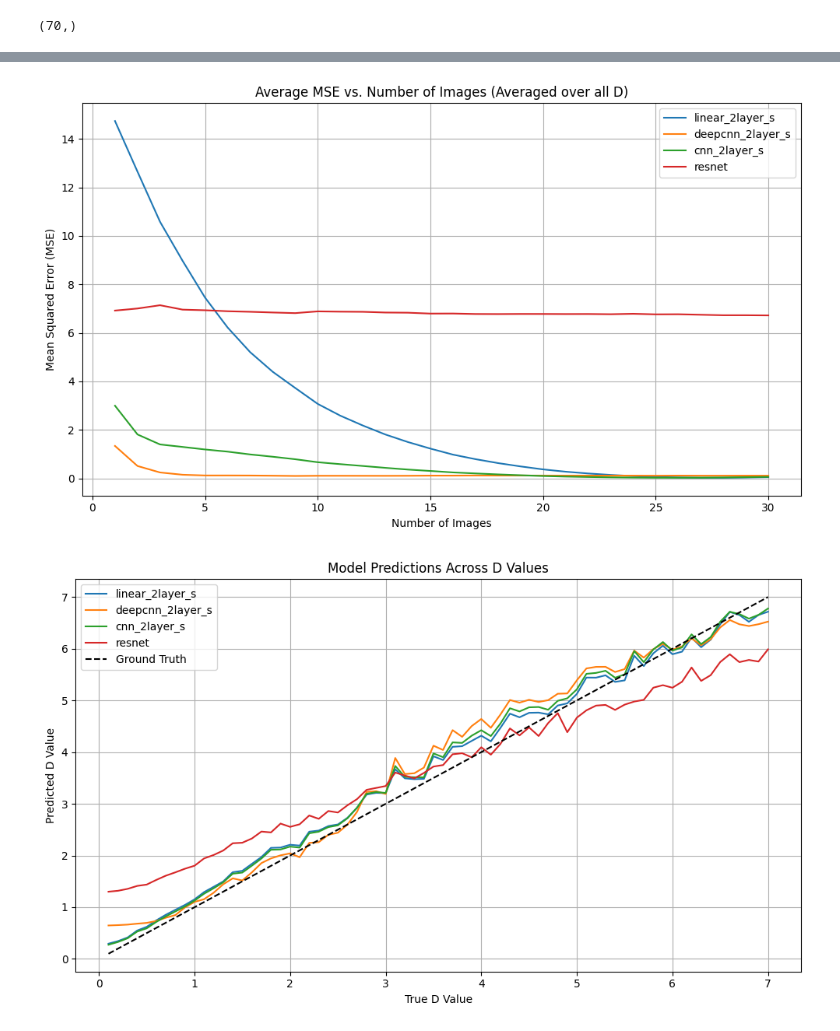
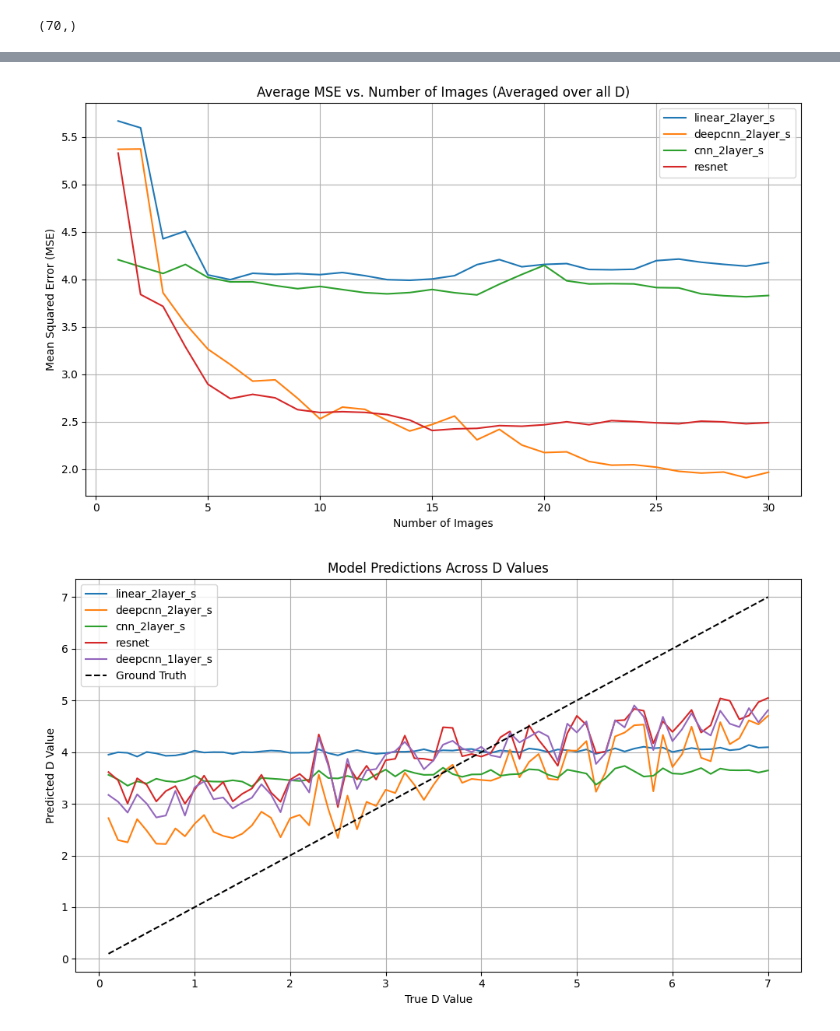
Before and after one commit to Biomedical-Imaging-Group/MolecularDiffusion_MiViT, a Jupyter notebook: train_results.ipynb, the cells around one changed output, grey strips where cells are left out. Saved outputs shown, nothing was run; the diff lists cells and outputs as text; code cells hidden in the pictures.

```diff
--- a/train_results.ipynb
+++ b/train_results.ipynb
@@ -13,7 +13,7 @@ import seaborn as sns
 
 
 # Load training results
-results = torch.load("training_results_ft.pth",map_location=torch.device('cpu'))
+results = torch.load("training_results_real.pth",map_location=torch.device('cpu'))
 
 # Extract data
 validation_losses = results["validation_losses"]
@@ -268,7 +268,7 @@ def plot_mse_vs_num_images(models, val_videos, val_labels, chosen_label, selecte
     plt.grid(True)
     plt.show()
 
-selected_models = ["linear_2layer_s","deepcnn_2layer_s", "cnn_2layer_s","resnet"]
+selected_models = ["linear_2layer_s","deepcnn_2layer_s", "cnn_2layer_s","resnet", "deepcnn_1layer_s"]
 
 plot_mse_vs_num_images(models, val_videos, val_labels, 3, selected_models)
 # %% [output]
@@ -322,7 +322,7 @@ def plot_mse_vs_num_images_all_D(models, val_vid_in_order, val_d_in_order, selec
 
 plot_mse_vs_num_images_all_D(models, val_vid_in_order, val_d_in_order, selected_models)
 # %% [output]
-[figure, old version]
+[figure, new version]
 # %%
 
 def plot_model_predictions_vs_D_in_order(models, val_vid_in_order, val_d_in_order, selected_models):
@@ -341,33 +341,33 @@ def plot_model_predictions_vs_D_in_order(models, val_vid_in_order, val_d_in_orde
 
     model_preds = {name: [] for name in selected_models}
 
     for i in range(len(val_d_in_order)):
         vids = val_vid_in_order[i]  # shape (10, 30, 7, 7)
         for name in selected_models:
             model = models[name]
             model.eval()
             with torch.no_grad():
                 preds = model(vids)
                 if(name=='resnet'):
-                    preds = preds -2.4  # shape (10, N), assuming per-frame predictions
+                    preds = preds   # shape (10, N), assuming per-frame predictions
                 mean_of_means = preds.mean().item()  # mean over sequences
                 model_preds[name].append(mean_of_means)
 
     # Plot
     plt.figure(figsize=(10, 6))
     for name, preds in model_preds.items():
         plt.plot(val_d_in_order, preds, label=name)
 
     plt.plot(val_d_in_order, val_d_in_order, 'k--', label='Ground Truth')  # y = x reference
     plt.xlabel("True D Value")
     plt.ylabel("Predicted D Value")
     plt.title("Model Predictions Across D Values")
     plt.legend()
     plt.grid(True)
     plt.tight_layout()
     plt.show()
 
-
+#selected_models.append("deepcnn_1layer_s")
 plot_model_predictions_vs_D_in_order(models, val_vid_in_order, val_d_in_order, selected_models)
 # %% [output]
-[figure, old version]
+[figure, new version]
```
Also changed, not shown: parts of 6 cells of this notebook, 4 other files.
